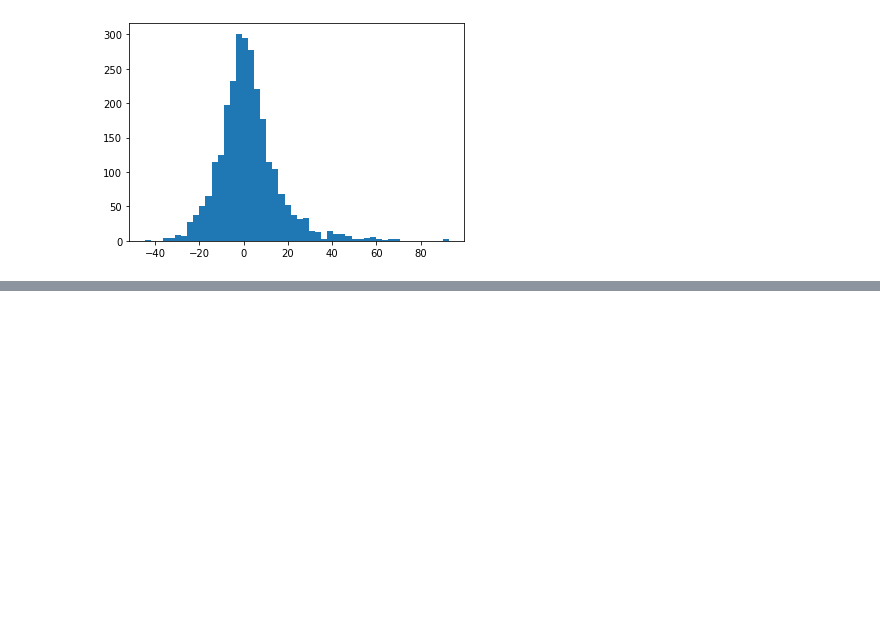
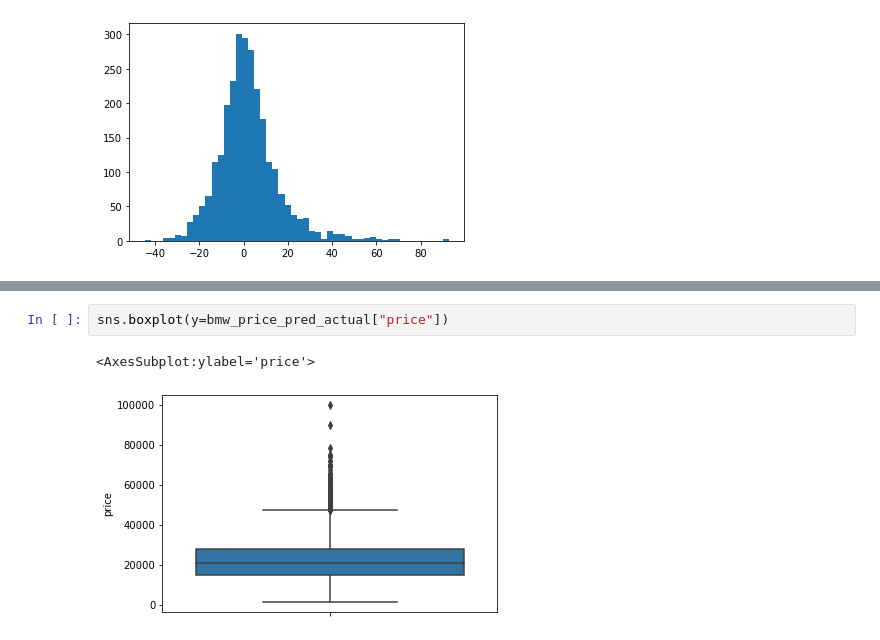
Before and after one commit to royceto/careerhub-data, a Jupyter notebook: bmw-ml.ipynb, the cells around one changed output, grey strips where cells are left out. Drawn from its saved outputs; the diff is of its cells as text; blank space fills up the shorter version.

```diff
--- a/bmw-ml.ipynb
+++ b/bmw-ml.ipynb
@@ -376,0 +388,5 @@ plt.hist(perct_less100["price_per_change"], bins=50)
+# %%
+sns.boxplot(y=bmw_price_pred_actual["price"])
+# %% [output]
+<AxesSubplot:ylabel='price'>
+[figure, added]
```
Also changed, not shown: parts of 4 cells of this notebook, 2 other files.
